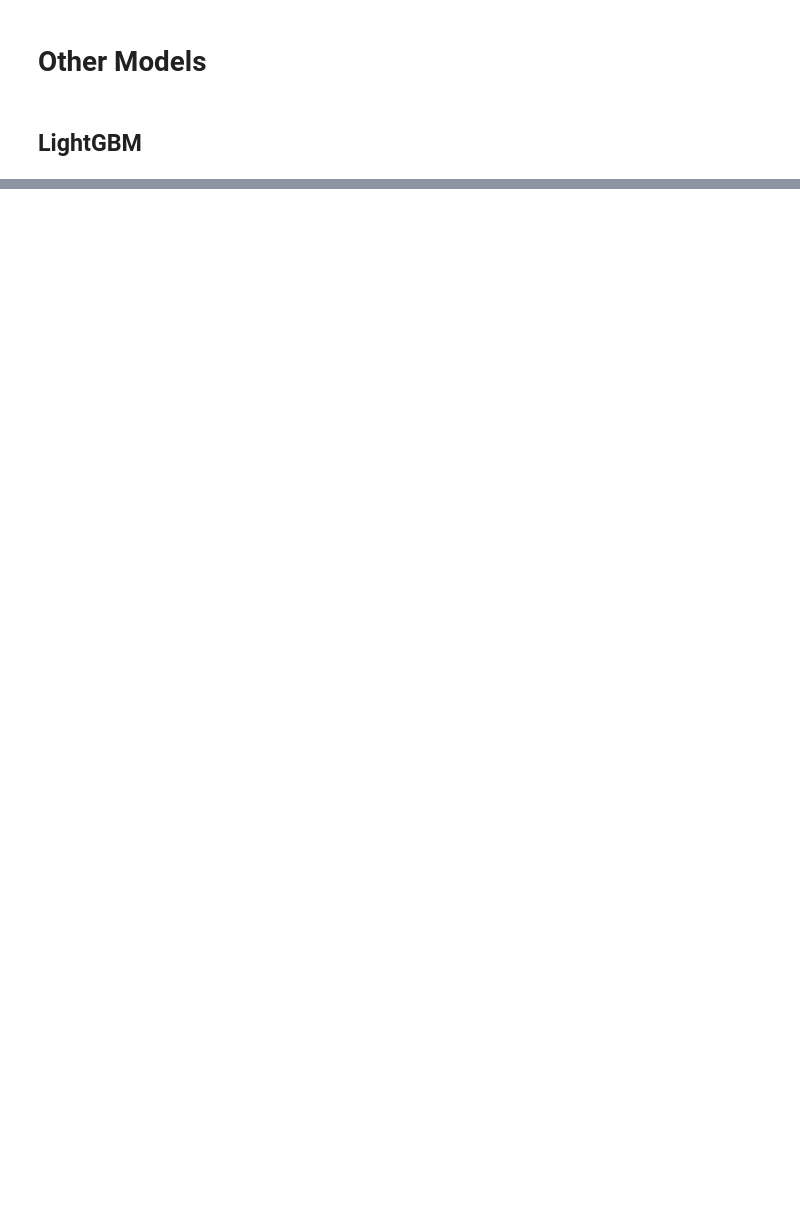
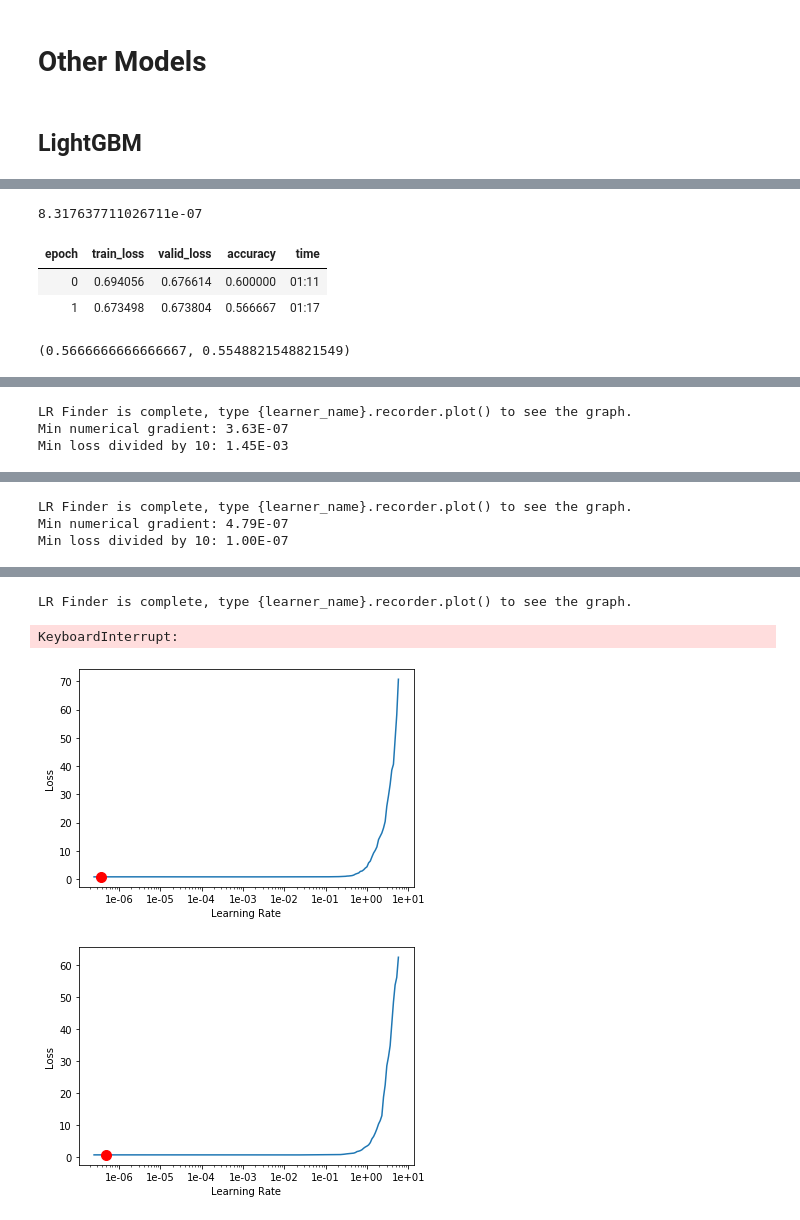
Before and after one commit to arjun-prabhakar/mlb_outcomes, a Jupyter notebook: notebooks/model.ipynb, the cells around one changed output, grey strips where cells are left out. Saved outputs shown, nothing was run; the diff lists cells and outputs as text; code cells hidden in the pictures; blank space fills up the shorter version.

```diff
--- a/notebooks/model.ipynb
+++ b/notebooks/model.ipynb
@@ -299,0 +379,27 @@ fig.tight_layout()
+# %%
+learn.recorder.min_grad_lr
+# %% [output]
+8.317637711026711e-07
+# %%
+learn = tabular_learner(data, layers=[500, 250], metrics=accuracy,
+                        ps=[.07, .7], wd=1e-1, emb_drop=.55)
+learn.fit_one_cycle(2, max_lr=5e-4)
+# %% [output]
+| epoch | train_loss | valid_loss | accuracy | time |
+| 0 | 0.694056 | 0.676614 | 0.600000 | 01:11 |
+| 1 | 0.673498 | 0.673804 | 0.566667 | 01:17 |
+# %%
+preds, y = learn.get_preds(ds_type=DatasetType.Valid, with_loss=False)
+preds = np.array(preds)
+accuracy_score(y, preds[:,1]>0.5), roc_auc_score(y, preds[:,1]>0.5)
+# %% [output]
+(0.5666666666666667, 0.5548821548821549)
+# %%
+lr = 1e-6
+while lr<1e-5:
+    learn.lr_find(stop_div=False, num_it=200)
+    learn.recorder.plot(suggestion=True)
+    lr = learn.recorder.min_grad_lr
+learn.fit_one_cycle(2, max_lr=lr,callbacks=[SaveModelCallback(learn, name="best_lm")])
+learn.load('best_lm')
+# %% [output]
@@ -299,0 +407,3 @@ fig.tight_layout()
+LR Finder is complete, type {learner_name}.recorder.plot() to see the graph.
+Min numerical gradient: 3.63E-07
+Min loss divided by 10: 1.45E-03
@@ -299,0 +411,3 @@ fig.tight_layout()
+LR Finder is complete, type {learner_name}.recorder.plot() to see the graph.
+Min numerical gradient: 4.79E-07
+Min loss divided by 10: 1.00E-07
@@ -299,0 +415,4 @@ fig.tight_layout()
+LR Finder is complete, type {learner_name}.recorder.plot() to see the graph.
+KeyboardInterrupt:
+[figure, added]
+[figure, added]
```
Also changed, not shown: parts of 22 cells of this notebook, 4 other files.
